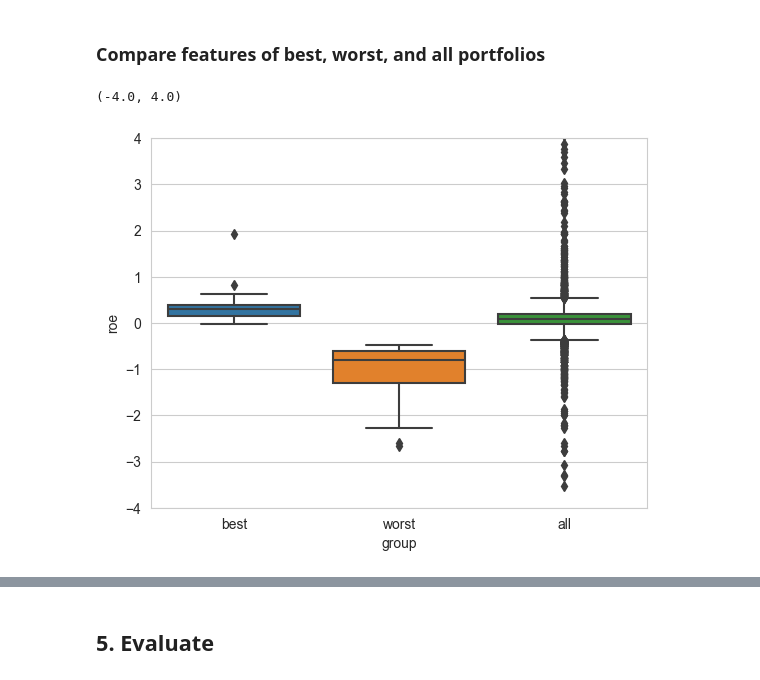
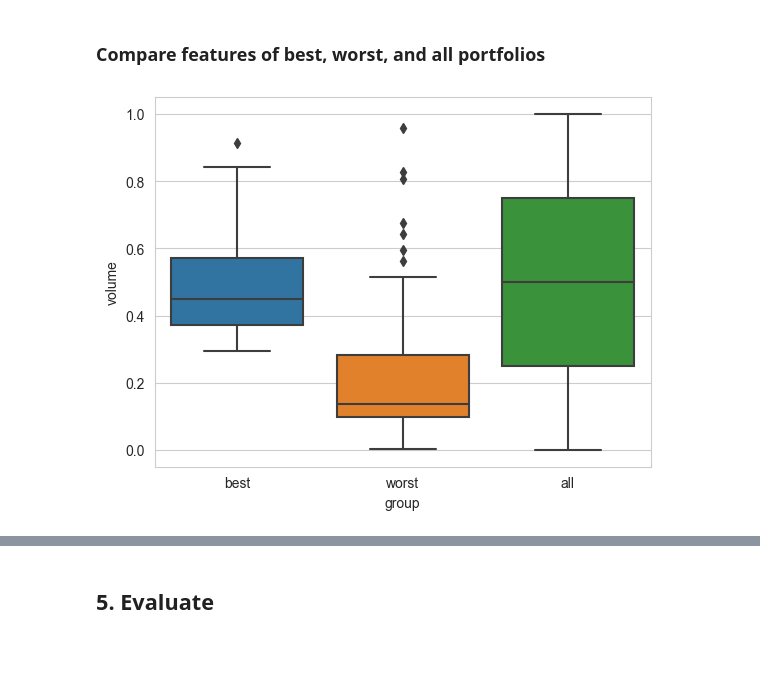
Before and after one commit to kerryback/busi722, a Jupyter notebook: notebooks/08-preprocessing_analysis.ipynb, the cells around one changed output, grey strips where cells are left out. Saved outputs shown, nothing was run; the diff lists cells and outputs as text; code cells hidden in the pictures; blank space fills up the shorter version.

```diff
--- a/notebooks/08-preprocessing_analysis.ipynb
+++ b/notebooks/08-preprocessing_analysis.ipynb
@@ -207,7 +198,8 @@ pipe = make_pipeline(poly, model)
 # %%
-train_years = 5 # num years of past data to use for training
-train_freq = 3  # num years between training
+train_years = 4 # num years of past data to use for training
+train_freq = 100  # num years between training
 target = "target2"
+model = RandomForestRegressor(max_depth=3)
 
 years = range(2012+train_years, 2024, train_freq)
 df2 = None
@@ -221,8 +213,8 @@ for i, year in enumerate(years):
         stop_predict = f"{years[i+1]}-01-01"
     past = df[(df.date >= start_train) & (df.date < start_predict)]
     future = df[(df.date>=start_predict) & (df.date<stop_predict)].copy()
-    pipe.fit(X=past[features], y=past[target])
-    future["predict"] = pipe.predict(X=future[features])
+    model.fit(X=past[features], y=past[target])
+    future["predict"] = model.predict(X=future[features])
     df2 = pd.concat((df2, future))
 
 df2.head()
@@ -279,8 +308,8 @@ last = pd.concat((best_last, worst_last, all_last))
 # %% [markdown]
 ### Compare features of best, worst, and all portfolios
 # %%
-sns.boxplot(last, x="group", y="roe")
-plt.ylim((-4, 4))
+feature = "volume"
+sns.boxplot(last, x="group", y=feature)
+plt.show()
 # %% [output]
-(-4.0, 4.0)
-[figure, old version]
+[figure, new version]
```
Also changed, not shown: parts of 29 cells of this notebook.
